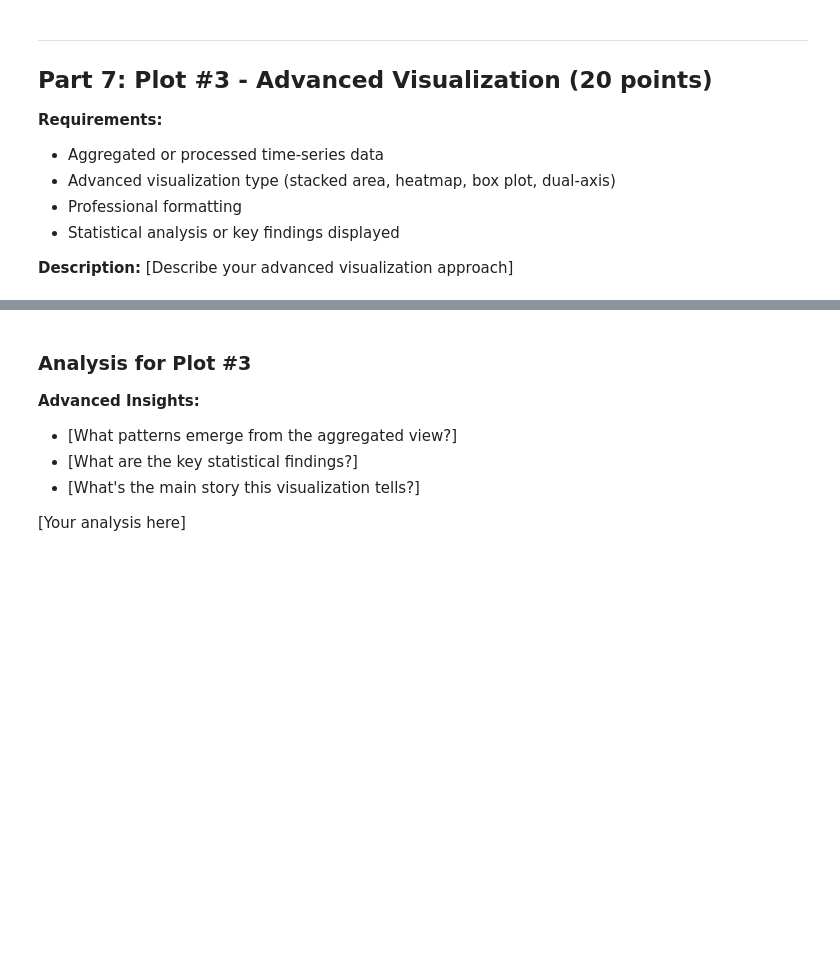
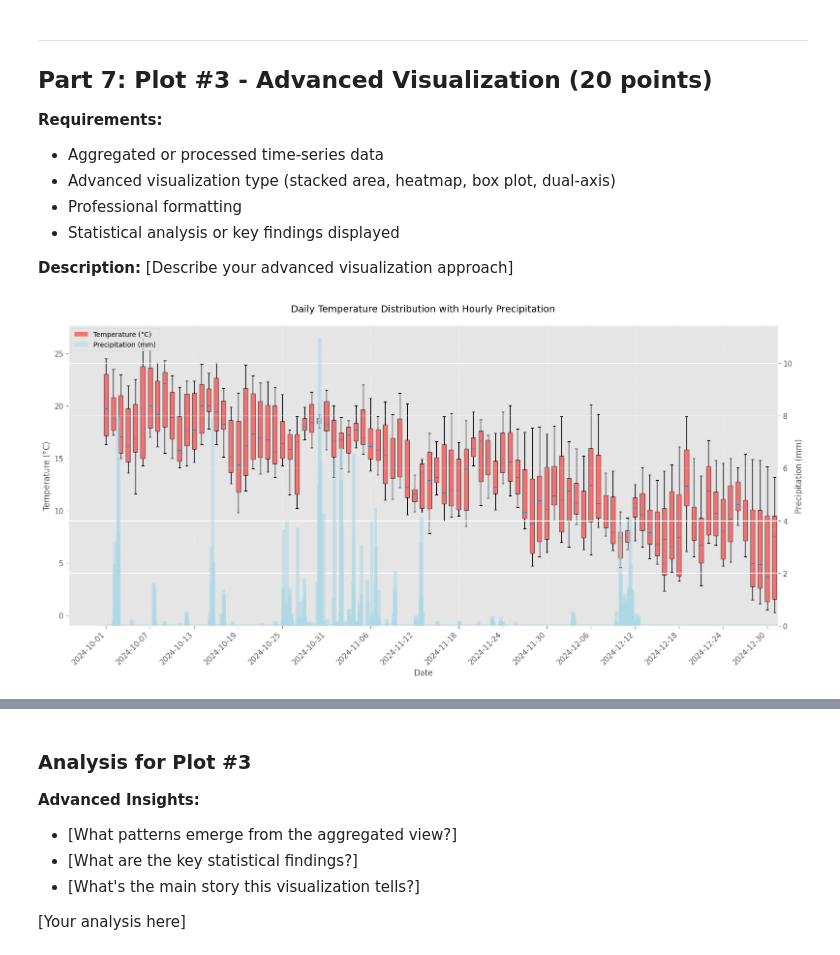
Before and after one commit to 747Chen/Arduino-kit-2, a Jupyter notebook: assignment_prl.ipynb, the cells around one changed output, grey strips where cells are left out. Drawn from its saved outputs; the diff is of its cells as text; code cells hidden in the pictures; blank space fills up the shorter version.

```diff
--- a/assignment_prl.ipynb
+++ b/assignment_prl.ipynb
@@ -409,3 +417,73 @@ plt.show()
+# %%
+if not pd.api.types.is_datetime64_any_dtype(df.index):
+    df.index = pd.to_datetime(df.index)
+
+df['date'] = df.index.date
+df['hour'] = df.index.hour
+
+fig, ax1 = plt.subplots(figsize=(16, 8))
+
+temperature_data = []
+dates = []
+for date, group in df.groupby('date'):
+    dates.append(date)
+    temperature_data.append(group['temperature_2m'].values)
+
+box = ax1.boxplot(temperature_data, positions=range(len(dates)),
+                  widths=0.6, patch_artist=True, showfliers=False)
+
+for patch in box['boxes']:
+    patch.set_facecolor('red')
+    patch.set_alpha(0.5)
+
+ax1.set_xlabel('Date', fontsize=12)
+ax1.set_ylabel('Temperature (°C)', fontsize=12)
+ax1.tick_params(axis='y')
+
+ax2 = ax1.twinx()
+
+precip_df = pd.DataFrame({
+    'date': df['date'],
+    'hour': df['hour'],
+    'precipitation': df['precipitation'],
+    'date_index': df['date'].apply(lambda x: dates.index(x))
+})
+
+precip_df['x_position'] = precip_df['date_index'] + precip_df['hour']/24 - 0.5
+
+bars = ax2.bar(precip_df['x_position'], precip_df['precipitation'],
+               width=1/24, alpha=0.5, color='lightblue', edgecolor='lightblue', linewidth=5)
+
+ax2.set_ylabel('Precipitation (mm)', fontsize=12)
+ax2.tick_params(axis='y')
+
+n = len(dates)
+if n > 30:
+    step = max(1, n // 15)
+    tick_positions = list(range(0, n, step))
+    tick_labels = [str(dates[i]) for i in tick_positions]
+else:
+    tick_positions = range(n)
+    tick_labels = [str(d) for d in dates]
+
+ax1.set_xticks(tick_positions)
+ax1.set_xticklabels(tick_labels, rotation=45, ha='right')
+
+plt.title('Daily Temperature Distribution with Hourly Precipitation', fontsize=14, pad=20)
+
+ax1.grid(True, alpha=0.3, linestyle='--')
+
+from matplotlib.patches import Patch
+legend_elements = [
+    Patch(facecolor='red', alpha=0.5, label='Temperature (°C)'),
+    Patch(facecolor='lightblue', alpha=0.5, label='Precipitation (mm)')
+]
+ax1.legend(handles=legend_elements, loc='upper left')
+
+plt.tight_layout()
+plt.show()
+# %% [output]
+[figure, added]
 # %%
 # Advanced statistical analysis
 # TODO: Calculate relevant statistics for your visualization
```
Also changed, not shown: parts of 22 cells of this notebook.
